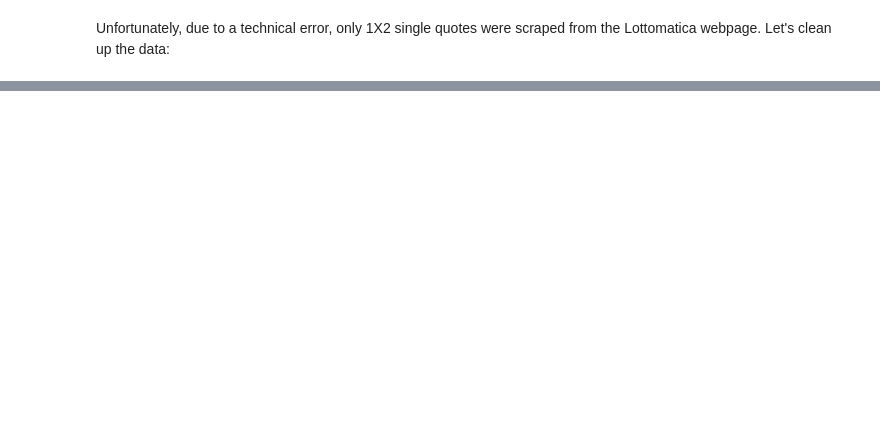
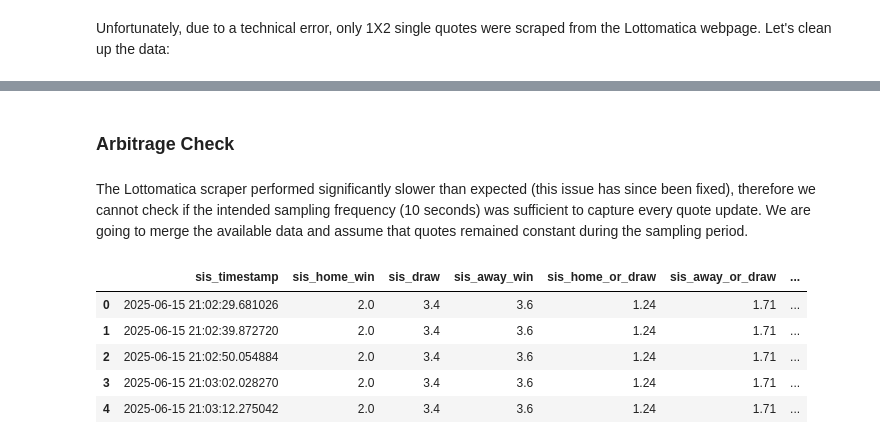
Before and after one commit to GabrieleDiCorato/aida-arbitrage-betting, a Jupyter notebook: notebooks/arbitrage_analysis.ipynb, the cells around one changed output, grey strips where cells are left out. Cells and saved outputs as stored; diff of their text form; code cells hidden in the pictures; blank space fills up the shorter version.

Commit message:
WIP Arbitrage analysis

```diff
--- a/notebooks/arbitrage_analysis.ipynb
+++ b/notebooks/arbitrage_analysis.ipynb
@@ -136,0 +235,8 @@ sisal = pd.read_csv("../data/sisal_scraper_20250615_210219.csv", sep=",", index_
+# %%
+sisal = sisal_raw.iloc[:,4:10].copy()
+sisal = sisal.dropna(axis=0, how="all")
+sisal = sisal.sort_index().reset_index()
+sisal['timestamp'] = pd.to_datetime(sisal['timestamp'])
+sisal.columns = ["sis_" + col for col in sisal.columns]
+
+df_disp(sisal)
@@ -136,0 +274,22 @@ sisal = pd.read_csv("../data/sisal_scraper_20250615_210219.csv", sep=",", index_
+# %% [markdown]
+### Arbitrage Check
+# %% [markdown]
+The Lottomatica scraper performed significantly slower than expected (this issue has since been fixed), therefore we cannot check if the intended sampling frequency (10 seconds) was sufficient to capture every quote update. We are going to merge the available data and assume that quotes remained constant during the sampling period.
+# %%
+# Use merge_asof for time-based joining
+merged_odds = pd.merge_asof(
+    sisal,
+    lotto,
+    left_on='sis_timestamp',
+    right_on='lott_timestamp',
+    direction='backward'
+)
+
+merged_odds.head()
+# %% [output]
+|  | sis_timestamp | sis_home_win | sis_draw | sis_away_win | sis_home_or_draw | sis_away_or_draw | ... |
+| 0 | 2025-06-15 21:02:29.681026 | 2.0 | 3.4 | 3.6 | 1.24 | 1.71 | ... |
+| 1 | 2025-06-15 21:02:39.872720 | 2.0 | 3.4 | 3.6 | 1.24 | 1.71 | ... |
+| 2 | 2025-06-15 21:02:50.054884 | 2.0 | 3.4 | 3.6 | 1.24 | 1.71 | ... |
+| 3 | 2025-06-15 21:03:02.028270 | 2.0 | 3.4 | 3.6 | 1.24 | 1.71 | ... |
+| 4 | 2025-06-15 21:03:12.275042 | 2.0 | 3.4 | 3.6 | 1.24 | 1.71 | ... |
```
Also changed, not shown: parts of 15 cells of this notebook.
